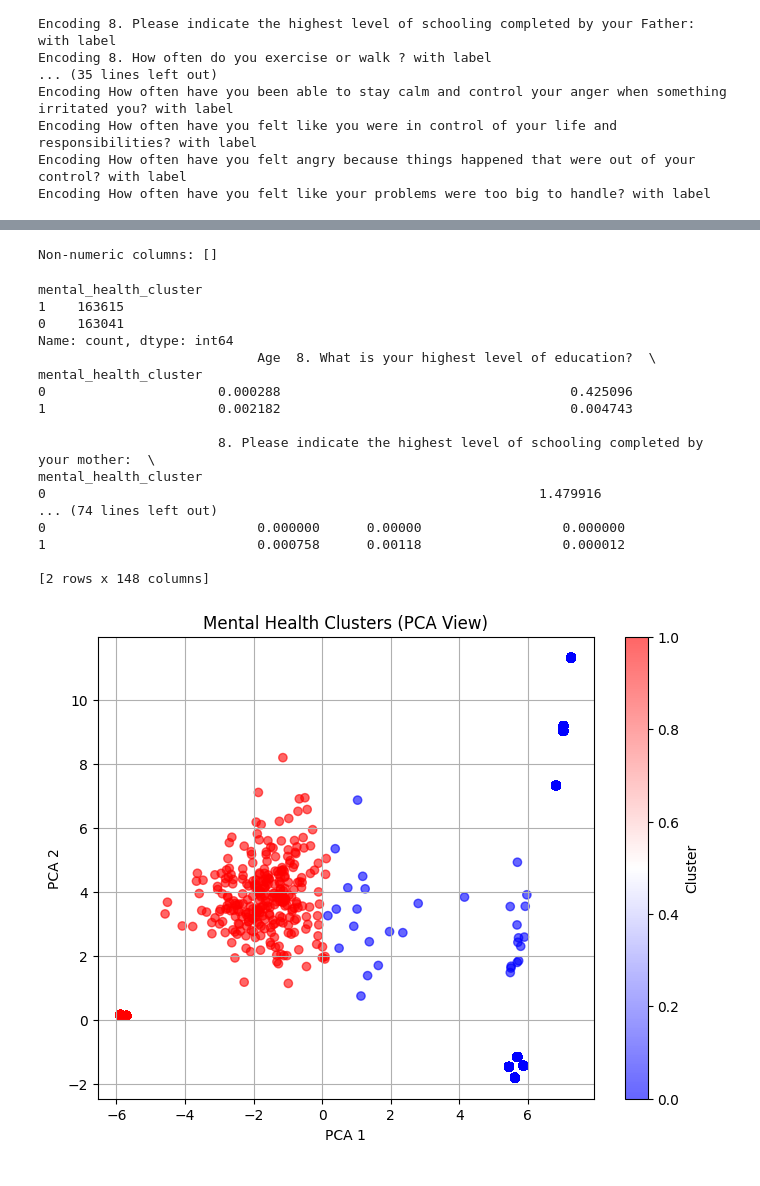
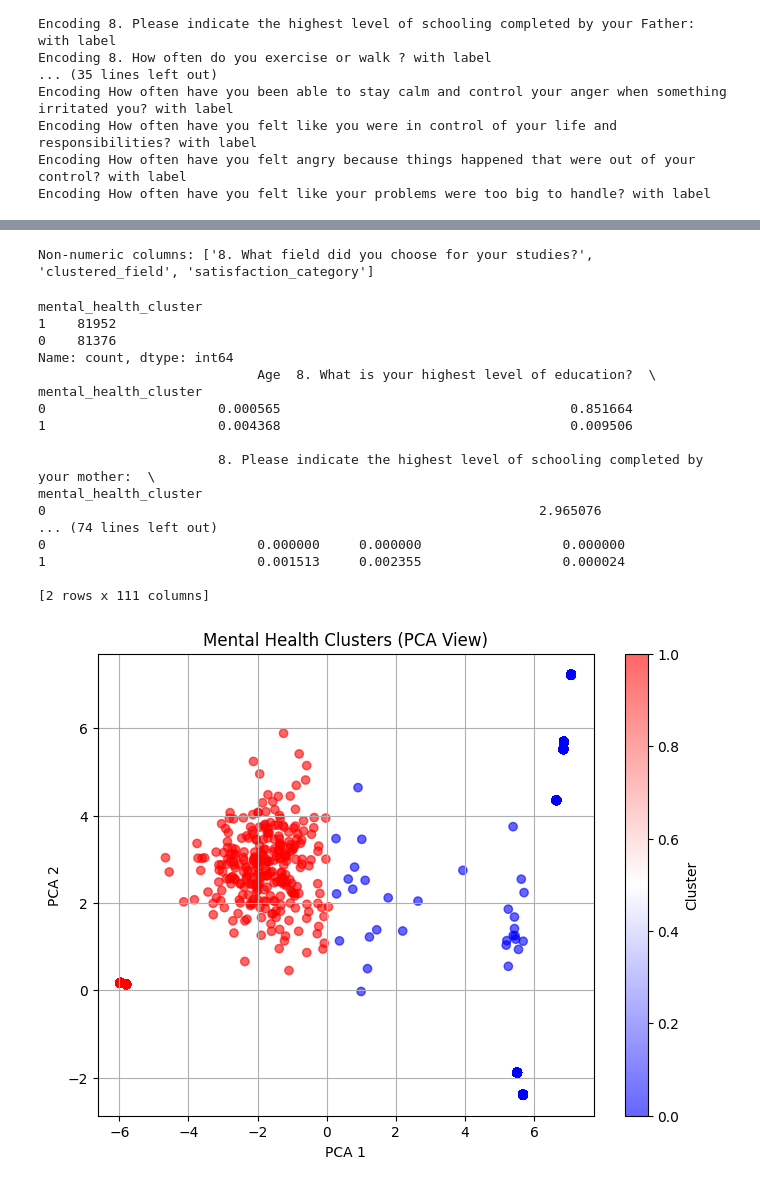
Before and after one commit to DaniaZehra/DASS, a Jupyter notebook: depression_anxiety_stress.ipynb, the cells around one changed output, grey strips where cells are left out. Drawn from its saved outputs; the diff is of its cells as text; code cells hidden in the pictures.

```diff
--- a/depression_anxiety_stress.ipynb
+++ b/depression_anxiety_stress.ipynb
@@ -16,7 +16,7 @@ from sklearn.preprocessing import OneHotEncoder
 from sklearn.preprocessing import LabelEncoder
 
 def onehotencode_column(df, column_name):
-    if column_name is '8. What field did you choose for your studies?':
+    if column_name == '8. What field did you choose for your studies?':
         freq = df[column_name].value_counts(normalize=True)
         df[f'encoded_{column_name}', column_name] = df[column_name].map(freq)
         return df
@@ -887,7 +903,7 @@ df = df.drop(columns='21.Do you feel stressed about your current financial situa
 non_numeric_cols = df.select_dtypes(include=['object', 'category']).columns
 print("Non-numeric columns:", non_numeric_cols.tolist())
 # %% [output]
-Non-numeric columns: []
+Non-numeric columns: ['8. What field did you choose for your studies?', 'clustered_field', 'satisfaction_category']
 # %%
 df = df.drop(columns='clustered_field', axis=1)
 # %%
@@ -895,6 +911,35 @@ df = df.drop(columns=[col for col in df.columns if 'nan' in str(col).lower()])
 # %%
 df = df.fillna(0)
 # %%
+from sklearn.preprocessing import StandardScaler
+from sklearn.cluster import KMeans
+import pandas as pd
+
+def cluster_all_features(df, drop_cols=None, n_clusters=2):
+
+    if drop_cols:
+        features_df = df.drop(columns=drop_cols)
+    else:
+        features_df = df.copy()
+
+    # Convert all column names to strings
+    features_df.columns = features_df.columns.astype(str)
+
+    # Drop any remaining non-numeric columns
+    non_numeric_cols = features_df.select_dtypes(include=['object', 'category']).columns
+    features_df = features_df.drop(columns=non_numeric_cols)
+
+
+    # Standardize features
+    scaler = StandardScaler()
+    X_scaled = scaler.fit_transform(features_df)
+
+    # Apply KMeans clustering
+    kmeans = KMeans(n_clusters=n_clusters, random_state=42)
+    df['mental_health_cluster'] = kmeans.fit_predict(X_scaled)
+
+
+    return df
 
 df_clustered = cluster_all_features(df)
 
@@ -902,56 +947,60 @@ df_clustered = cluster_all_features(df)
 print(df_clustered['mental_health_cluster'].value_counts())
 
 # Interpret clusters (find which cluster shows higher mental health risk)
-print(df_clustered.groupby('mental_health_cluster').mean())
+print(df_clustered.groupby('mental_health_cluster').mean(numeric_only=True))
 # %% [output]
 mental_health_cluster
-1    163615
-0    163041
+1    81952
+0    81376
 Name: count, dtype: int64
                             Age  8. What is your highest level of education?  \
 mental_health_cluster
-0                      0.000288                                     0.425096
-1                      0.002182                                     0.004743
+0                      0.000565                                     0.851664
+1                      0.004368                                     0.009506
 
                        8. Please indicate the highest level of schooling completed by your mother:  \
 mental_health_cluster
-0                                                               1.479916
+0                                                               2.965076
 ... (74 lines left out)
-0                           0.000000      0.00000                  0.000000
-1                           0.000758      0.00118                  0.000012
+0                           0.000000     0.000000                  0.000000
+1                           0.001513     0.002355                  0.000024
 
-[2 rows x 148 columns]
+[2 rows x 111 columns]
 # %%
 from sklearn.decomposition import PCA
 from sklearn.preprocessing import StandardScaler
 import matplotlib.pyplot as plt
 
+df_clustered.columns = df_clustered.columns.map(lambda x: '_'.join(map(str, x)) if isinstance(x, tuple) else str(x))
+
 # Step 1: Select the features used for clustering (excluding the cluster label itself)
 features = df_clustered.drop(columns=['mental_health_cluster'])
+
+features = features.select_dtypes(include=['number'])
 
 # Step 2: Standardize the features
 scaler = StandardScaler()
 X_scaled = scaler.fit_transform(features)
 
 # Step 3: Apply PCA
 pca = PCA(n_components=2)
 X_pca = pca.fit_transform(X_scaled)
 
 # Step 4: Plot
 plt.figure(figsize=(8, 6))
 plt.scatter(
     X_pca[:, 0], X_pca[:, 1],
     c=df_clustered['mental_health_cluster'],
     cmap='bwr', alpha=0.6
 )
 plt.title('Mental Health Clusters (PCA View)')
 plt.xlabel('PCA 1')
 plt.ylabel('PCA 2')
 plt.colorbar(label='Cluster')
 plt.grid(True)
 plt.show()
 # %% [output]
-[figure, old version]
+[figure, new version]
 # %%
 df_clustered.groupby('mental_health_cluster').mean(numeric_only=True)
 # %% [output]
```
Also changed, not shown: parts of 21 cells of this notebook.
